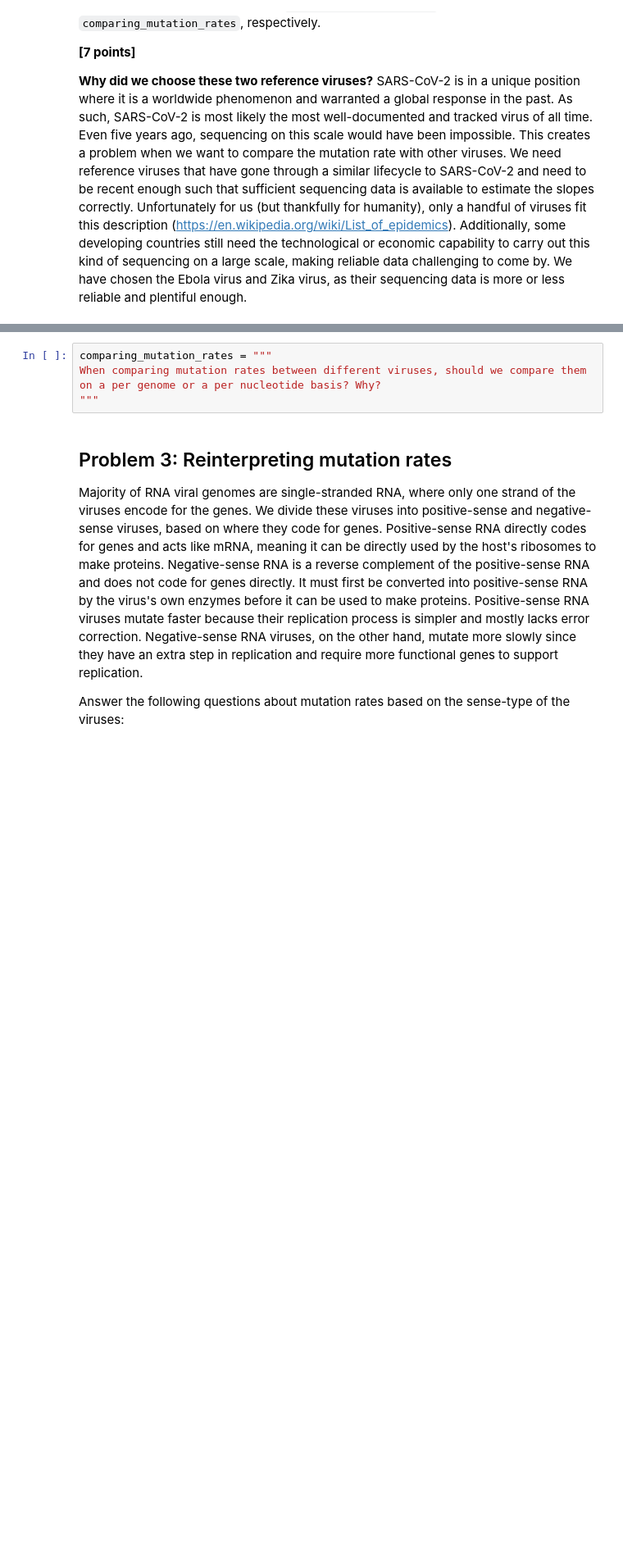
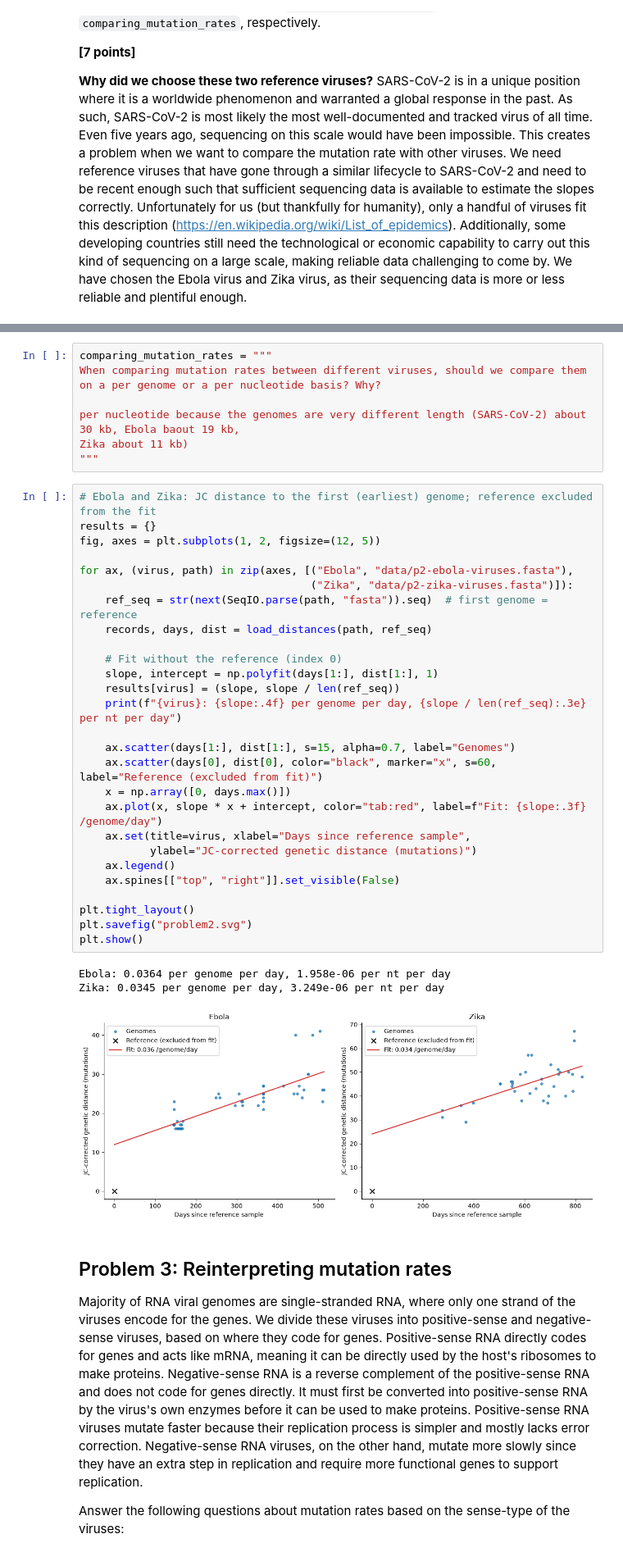
Before and after one commit to jaykneefur/assign_viral_evo, a Jupyter notebook: viral_evo_workbook.ipynb, the cells around one changed output, grey strips where cells are left out. Shown at 82% size. Saved outputs shown, nothing was run; the diff lists cells and outputs as text; blank space fills up the shorter version.

Commit message:
Problem 2: mutation rate in other viruses

```diff
--- a/viral_evo_workbook.ipynb
+++ b/viral_evo_workbook.ipynb
@@ -172,7 +179,41 @@ Why did we ignore the reference when fitting the regression line? Keep in mind t
 # %%
 comparing_mutation_rates = """
 When comparing mutation rates between different viruses, should we compare them on a per genome or a per nucleotide basis? Why?
+
+per nucleotide because the genomes are very different length (SARS-CoV-2) about 30 kb, Ebola baout 19 kb,
+Zika about 11 kb)
 """
+# %%
+# Ebola and Zika: JC distance to the first (earliest) genome; reference excluded from the fit
+results = {}
+fig, axes = plt.subplots(1, 2, figsize=(12, 5))
+
+for ax, (virus, path) in zip(axes, [("Ebola", "data/p2-ebola-viruses.fasta"),
+                                    ("Zika", "data/p2-zika-viruses.fasta")]):
+    ref_seq = str(next(SeqIO.parse(path, "fasta")).seq)  # first genome = reference
+    records, days, dist = load_distances(path, ref_seq)
+
+    # Fit without the reference (index 0)
+    slope, intercept = np.polyfit(days[1:], dist[1:], 1)
+    results[virus] = (slope, slope / len(ref_seq))
+    print(f"{virus}: {slope:.4f} per genome per day, {slope / len(ref_seq):.3e} per nt per day")
+
+    ax.scatter(days[1:], dist[1:], s=15, alpha=0.7, label="Genomes")
+    ax.scatter(days[0], dist[0], color="black", marker="x", s=60, label="Reference (excluded from fit)")
+    x = np.array([0, days.max()])
+    ax.plot(x, slope * x + intercept, color="tab:red", label=f"Fit: {slope:.3f} /genome/day")
+    ax.set(title=virus, xlabel="Days since reference sample",
+           ylabel="JC-corrected genetic distance (mutations)")
+    ax.legend()
+    ax.spines[["top", "right"]].set_visible(False)
+
+plt.tight_layout()
+plt.savefig("problem2.svg")
+plt.show()
+# %% [output]
+Ebola: 0.0364 per genome per day, 1.958e-06 per nt per day
+Zika: 0.0345 per genome per day, 3.249e-06 per nt per day
+[figure, added]
 # %% [markdown]
 ## Problem 3: Reinterpreting mutation rates
 
```
Also changed, not shown: parts of 4 cells of this notebook, 2 other files.
